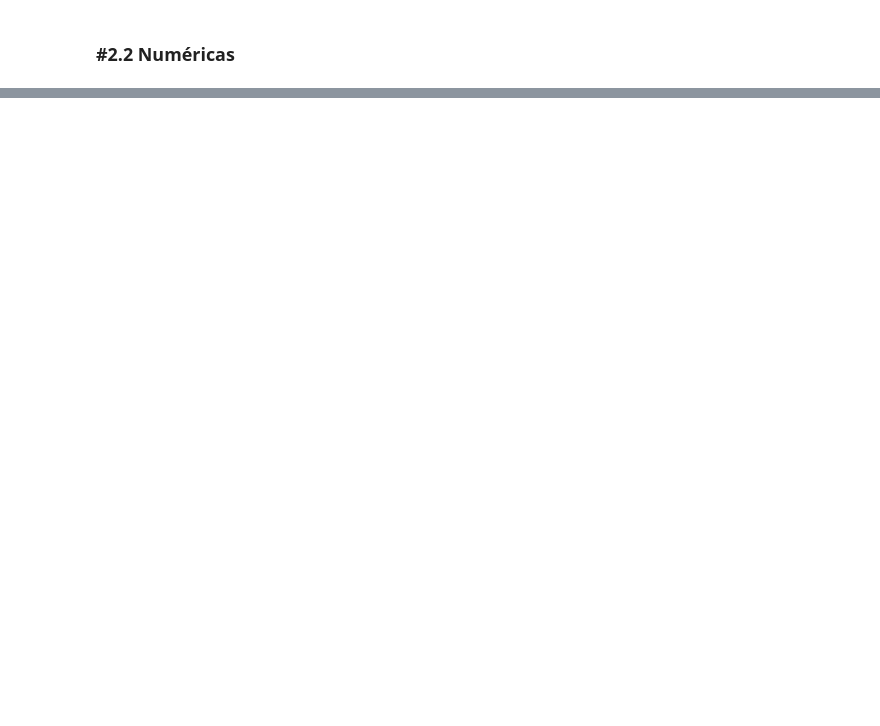
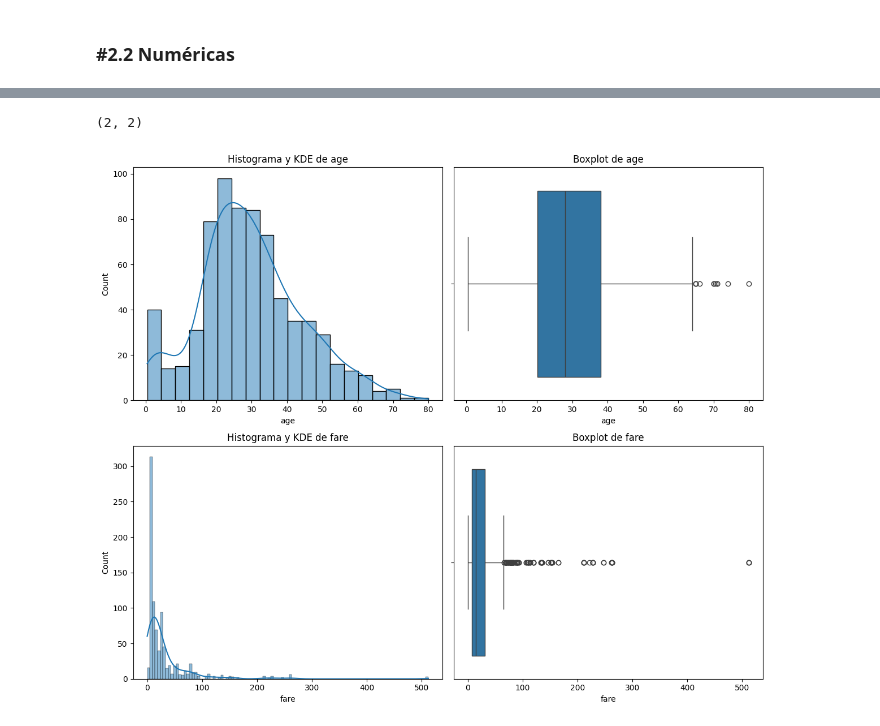
Before and after one commit to njisly/online_ds_thebridge_Nur, a Jupyter notebook: ejercicios/03_Analisis_de_Datos/Sprint_07/Unidad_01/Practica_Obligatoria/18_Practica_Obligatoria_Univariante.ipynb, the cells around one changed output, grey strips where cells are left out. Drawn from its saved outputs; the diff is of its cells as text; code cells hidden in the pictures; blank space fills up the shorter version.

```diff
--- a/ejercicios/03_Analisis_de_Datos/Sprint_07/Unidad_01/Practica_Obligatoria/18_Practica_Obligatoria_Univariante.ipynb
+++ b/ejercicios/03_Analisis_de_Datos/Sprint_07/Unidad_01/Practica_Obligatoria/18_Practica_Obligatoria_Univariante.ipynb
@@ -216,0 +270,5 @@ lista_numericas = ['age', 'fare']
+# %%
+plot_combined_graphs(df_titanic, lista_numericas)
+# %% [output]
+(2, 2)
+[figure, added]
```
Also changed, not shown: parts of 8 cells of this notebook.
